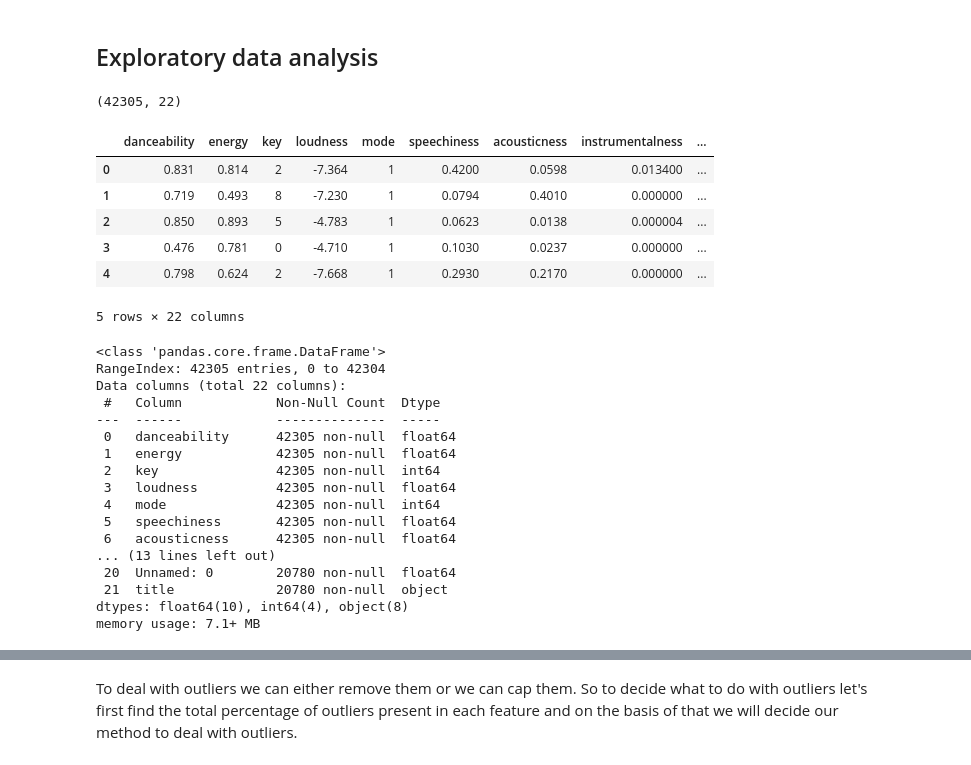
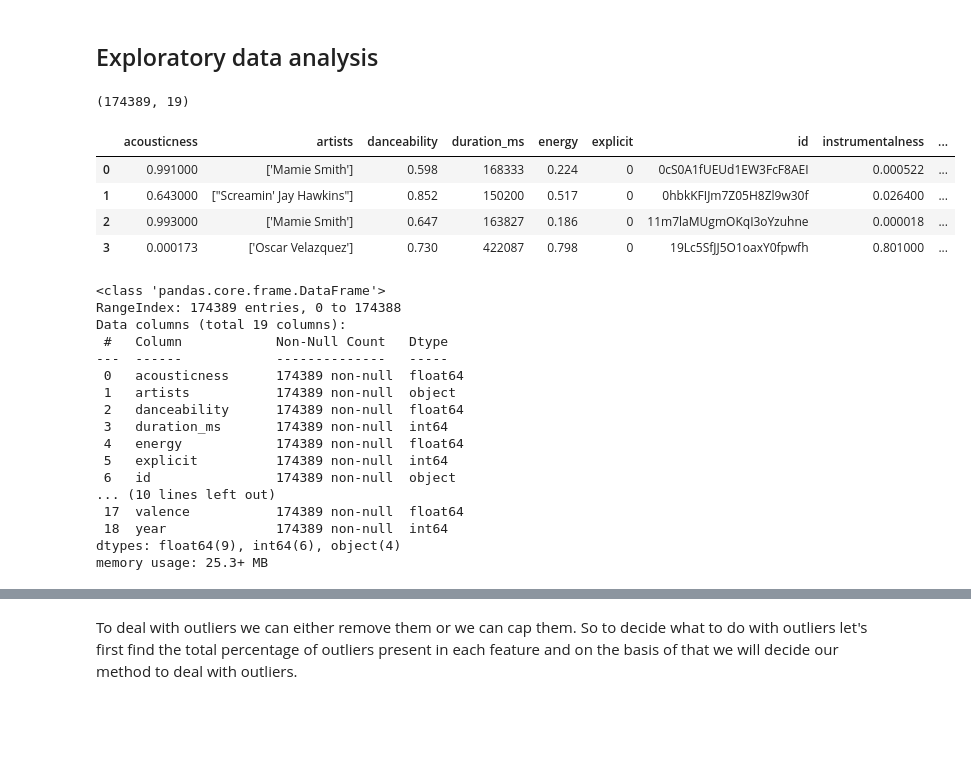
Before and after one commit to yuvraaj2002/Old_projects, a Jupyter notebook: Spotify_song_reccomandation/Song.ipynb, the cells around one changed output, grey strips where cells are left out. Saved outputs shown, nothing was run; the diff lists cells and outputs as text; code cells hidden in the pictures; blank space fills up the shorter version.

```diff
--- a/Spotify_song_reccomandation/Song.ipynb
+++ b/Spotify_song_reccomandation/Song.ipynb
@@ -16,44 +24,42 @@ from mpl_toolkits.mplot3d import Axes3D
 # %%
 # Loading the csv file
-df = pd.read_csv('data.csv')
+df = pd.read_csv('spotify_data.csv')
 # %% [markdown]
 ## Exploratory data analysis
 # %%
 # Checking shape
 df.shape
 # %% [output]
-(42305, 22)
+(174389, 19)
 # %%
-# Checking first 5 rows of the dataframe
-df.head(5)
+# Checking first 4 rows of the dataframe
+df.head(4)
 # %% [output]
-|  | danceability | energy | key | loudness | mode | speechiness | acousticness | instrumentalness | ... |
-| 0 | 0.831 | 0.814 | 2 | -7.364 | 1 | 0.4200 | 0.0598 | 0.013400 | ... |
-| 1 | 0.719 | 0.493 | 8 | -7.230 | 1 | 0.0794 | 0.4010 | 0.000000 | ... |
-| 2 | 0.850 | 0.893 | 5 | -4.783 | 1 | 0.0623 | 0.0138 | 0.000004 | ... |
-| 3 | 0.476 | 0.781 | 0 | -4.710 | 1 | 0.1030 | 0.0237 | 0.000000 | ... |
-| 4 | 0.798 | 0.624 | 2 | -7.668 | 1 | 0.2930 | 0.2170 | 0.000000 | ... |
+|  | acousticness | artists | danceability | duration_ms | energy | explicit | id | instrumentalness | ... |
+| 0 | 0.991000 | ['Mamie Smith'] | 0.598 | 168333 | 0.224 | 0 | 0cS0A1fUEUd1EW3FcF8AEI | 0.000522 | ... |
+| 1 | 0.643000 | ["Screamin' Jay Hawkins"] | 0.852 | 150200 | 0.517 | 0 | 0hbkKFIJm7Z05H8Zl9w30f | 0.026400 | ... |
+| 2 | 0.993000 | ['Mamie Smith'] | 0.647 | 163827 | 0.186 | 0 | 11m7laMUgmOKqI3oYzuhne | 0.000018 | ... |
+| 3 | 0.000173 | ['Oscar Velazquez'] | 0.730 | 422087 | 0.798 | 0 | 19Lc5SfJJ5O1oaxY0fpwfh | 0.801000 | ... |
-5 rows × 22 columns
 # %%
-# Let's check the datatype of all the features
+# Let's get some basic information about all the features
 df.info()
 # %% [output]
 <class 'pandas.core.frame.DataFrame'>
-RangeIndex: 42305 entries, 0 to 42304
-Data columns (total 22 columns):
- #   Column            Non-Null Count  Dtype
----  ------            --------------  -----
- 0   danceability      42305 non-null  float64
- 1   energy            42305 non-null  float64
- 2   key               42305 non-null  int64
- 3   loudness          42305 non-null  float64
- 4   mode              42305 non-null  int64
- 5   speechiness       42305 non-null  float64
- 6   acousticness      42305 non-null  float64
-... (13 lines left out)
- 20  Unnamed: 0        20780 non-null  float64
- 21  title             20780 non-null  object
-dtypes: float64(10), int64(4), object(8)
-memory usage: 7.1+ MB
+RangeIndex: 174389 entries, 0 to 174388
+Data columns (total 19 columns):
+ #   Column            Non-Null Count   Dtype
+---  ------            --------------   -----
+ 0   acousticness      174389 non-null  float64
+ 1   artists           174389 non-null  object
+ 2   danceability      174389 non-null  float64
+ 3   duration_ms       174389 non-null  int64
+ 4   energy            174389 non-null  float64
+ 5   explicit          174389 non-null  int64
+ 6   id                174389 non-null  object
+... (10 lines left out)
+ 17  valence           174389 non-null  float64
+ 18  year              174389 non-null  int64
+dtypes: float64(9), int64(6), object(4)
+memory usage: 25.3+ MB
 # %% [markdown]
 ## Data cleaning
```
Also changed, not shown: parts of 25 cells of this notebook.
